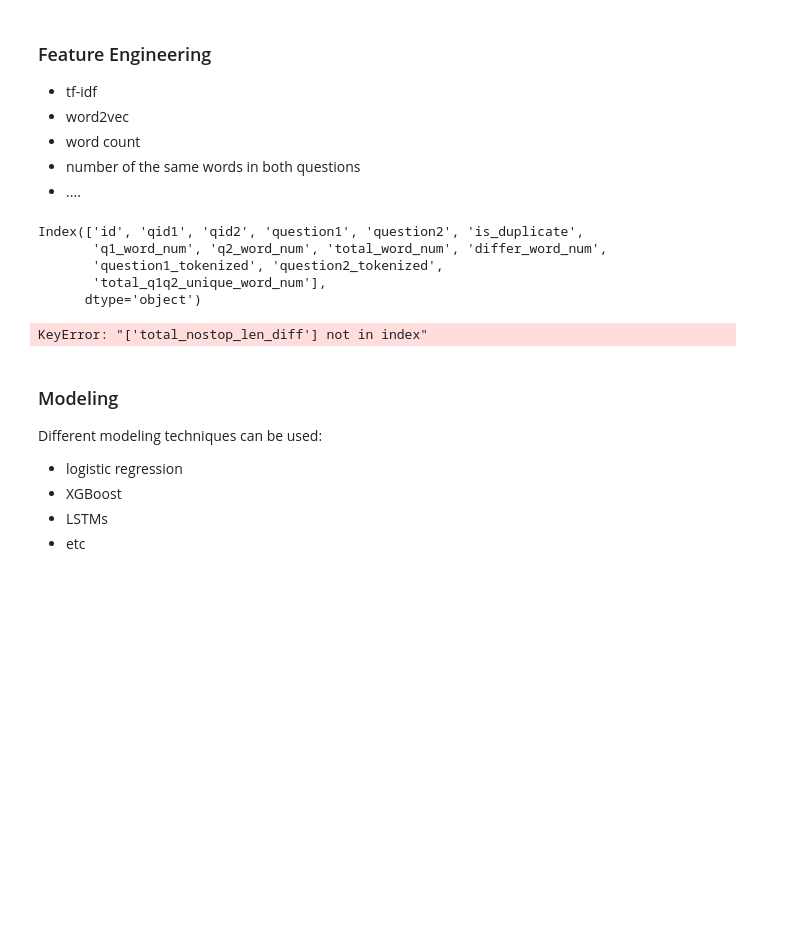
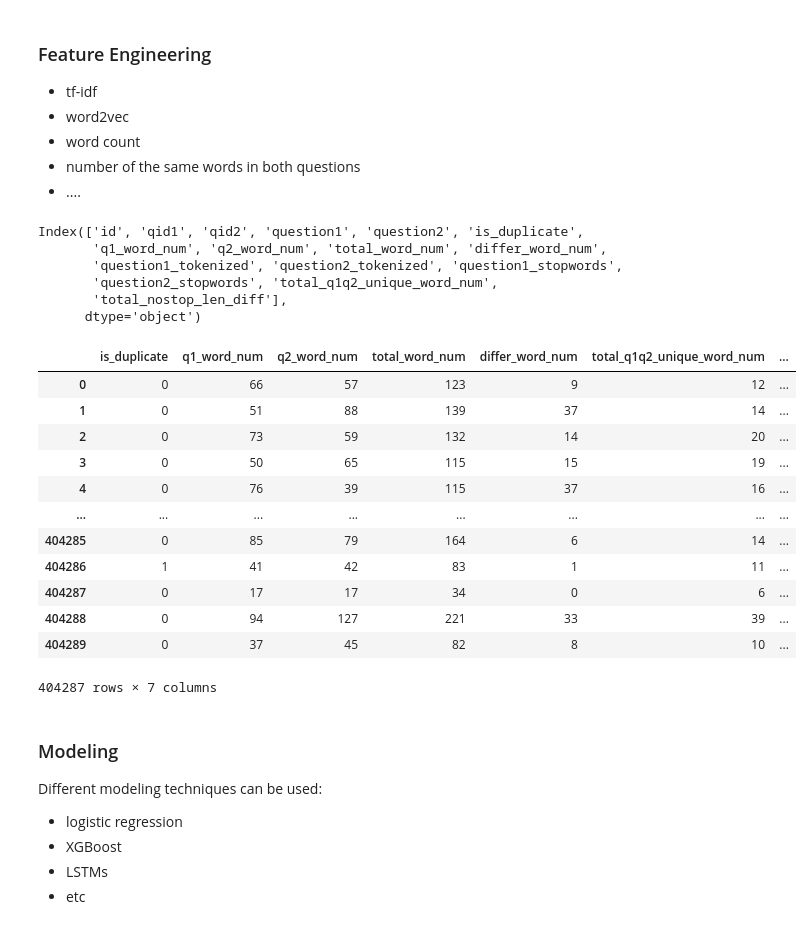
Before and after one commit to bennygodwin/mini-project-V, a Jupyter notebook: mini_project_V.ipynb, the cells around one changed output. Cells and saved outputs as stored; diff of their text form; code cells hidden in the pictures; blank space fills up the shorter version.

```diff
--- a/mini_project_V.ipynb
+++ b/mini_project_V.ipynb
@@ -238,0 +211,6 @@ Note: you may need to restart the kernel to use updated packages.
+# %%
+# stopwords question1 and question2
+from nltk.corpus import stopwords
+stop = set(stopwords.words('english'))
+df2['question1_stopwords'] = df2['question1_tokenized'].apply(lambda x: [i for i in x if i not in stop])
+df2['question2_stopwords'] = df2['question2_tokenized'].apply(lambda x: [i for i in x if i not in stop])
@@ -276,8 +269,9 @@ df3.keys()
 # %% [output]
 Index(['id', 'qid1', 'qid2', 'question1', 'question2', 'is_duplicate',
        'q1_word_num', 'q2_word_num', 'total_word_num', 'differ_word_num',
-       'question1_tokenized', 'question2_tokenized',
-       'total_q1q2_unique_word_num'],
+       'question1_tokenized', 'question2_tokenized', 'question1_stopwords',
+       'question2_stopwords', 'total_q1q2_unique_word_num',
+       'total_nostop_len_diff'],
       dtype='object')
 # %%
 train = df3[['is_duplicate',
@@ -287,8 +281,22 @@ train = df3[['is_duplicate',
 'differ_word_num',
 'total_q1q2_unique_word_num',
 'total_nostop_len_diff']]
-# %% [output]
-KeyError: "['total_nostop_len_diff'] not in index"
+# %%
+train
+# %% [output]
+|  | is_duplicate | q1_word_num | q2_word_num | total_word_num | differ_word_num | total_q1q2_unique_word_num | ... |
+| 0 | 0 | 66 | 57 | 123 | 9 | 12 | ... |
+| 1 | 0 | 51 | 88 | 139 | 37 | 14 | ... |
+| 2 | 0 | 73 | 59 | 132 | 14 | 20 | ... |
+| 3 | 0 | 50 | 65 | 115 | 15 | 19 | ... |
+| 4 | 0 | 76 | 39 | 115 | 37 | 16 | ... |
+| ... | ... | ... | ... | ... | ... | ... | ... |
+| 404285 | 0 | 85 | 79 | 164 | 6 | 14 | ... |
+| 404286 | 1 | 41 | 42 | 83 | 1 | 11 | ... |
+| 404287 | 0 | 17 | 17 | 34 | 0 | 6 | ... |
+| 404288 | 0 | 94 | 127 | 221 | 33 | 39 | ... |
+| 404289 | 0 | 37 | 45 | 82 | 8 | 10 | ... |
+404287 rows × 7 columns
 # %% [markdown]
 ### Modeling
 
```
Also changed, not shown: parts of 18 cells of this notebook.
